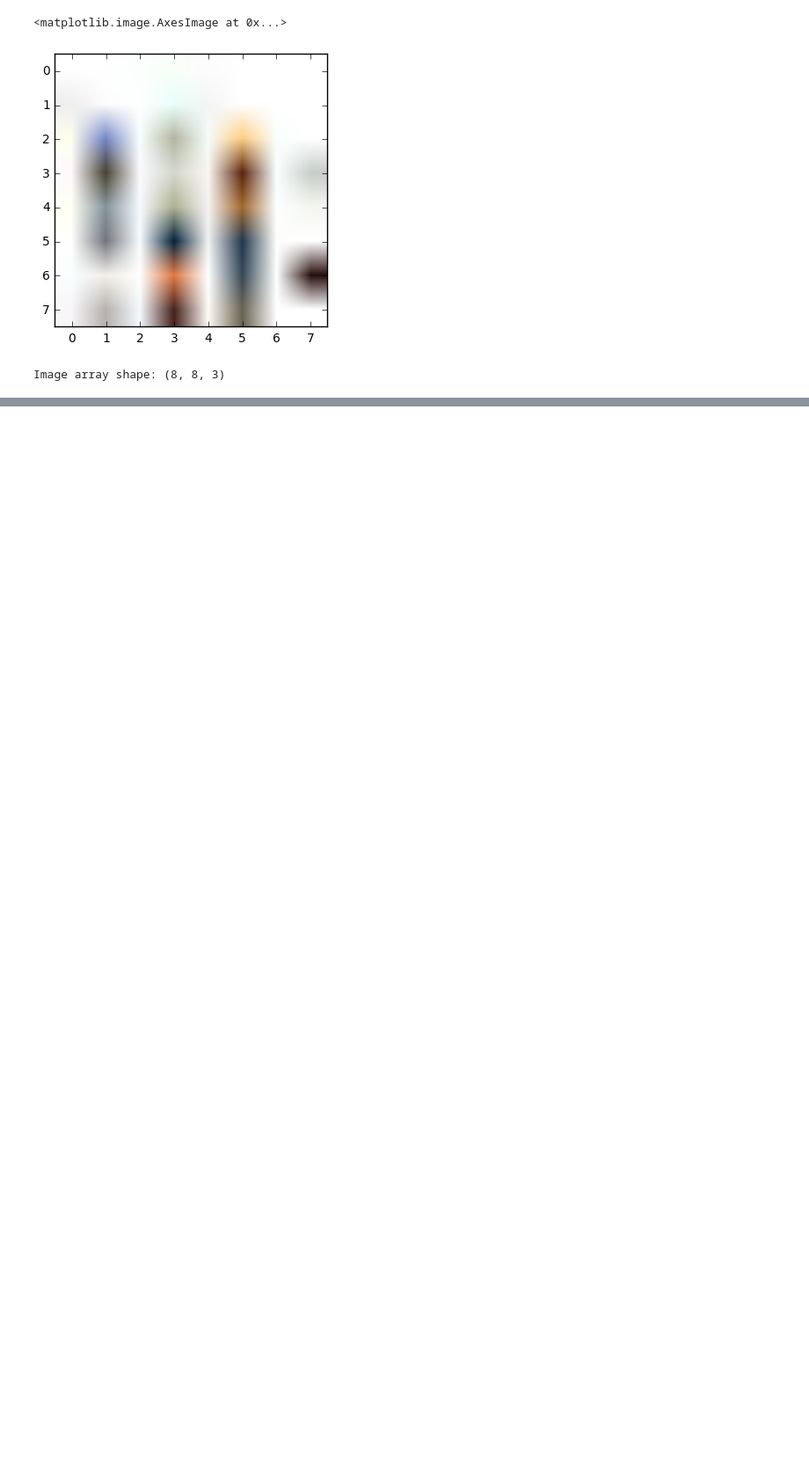
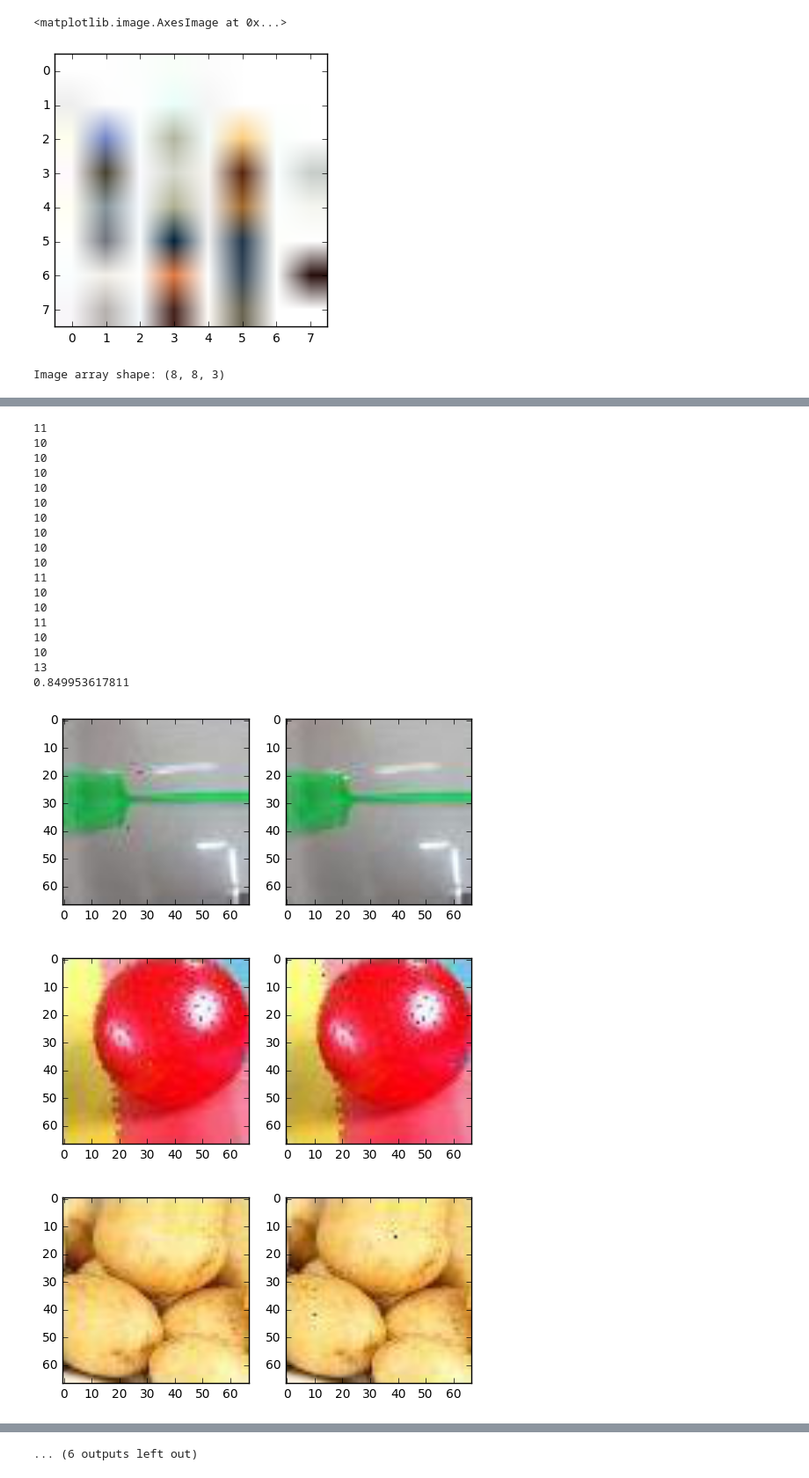
Before and after one commit to LittleHann/Break12306Captcha, a Jupyter notebook: image_hash/notebook.ipynb, the cells around one changed output, grey strips where cells are left out. Shown at 88% size. Drawn from its saved outputs; the diff is of its cells as text; code cells hidden in the pictures; blank space fills up the shorter version.

```diff
--- a/image_hash/notebook.ipynb
+++ b/image_hash/notebook.ipynb
@@ -4,6 +4,8 @@
 import matplotlib.pyplot as plt
 import matplotlib.image as mpimg
 import numpy as np
+
+plt.rcParams.update({'figure.max_open_warning': 0})
 # %%
 from PIL import Image
 # %%
@@ -33,0 +73,68 @@ phash = np.concatenate((r_flatten, g_flatten, b_flatten))
+# %%
+from PIL import Image
+
+def test2():
+
+    gray_hash_path_buckets = defaultdict(list)
+    all_dist = []
+    for cur_path in image_paths:
+        # The gray_hash needs to be hashable
+        gray_hash = ''.join(map(str, calc_perceptual_hash(os.path.join(image_dir, cur_path), mode='GRAY')))
+        rgb_hash = calc_perceptual_hash(os.path.join(image_dir, cur_path), mode='RGB')
+
+        for prev_path in gray_hash_path_buckets[gray_hash]:
+            _rgb_hash = calc_perceptual_hash(os.path.join(image_dir, prev_path))
+            dist = hamming_dist(rgb_hash, _rgb_hash)
+            if dist < 10:
+                all_dist.append(dist)
+                break
+                if False:
+                    cur_image = Image.open(os.path.join(image_dir, cur_path))
+                    prev_image = Image.open(os.path.join(image_dir, prev_path))
+                    print dist
+                    plt.figure()
+                    plt.subplot(1, 2, 1)
+                    plt.imshow(cur_image)
+                    plt.subplot(1, 2, 2)
+                    plt.imshow(prev_image)
+            if dist >= 10 and dist <= 15:
+                if True:
+                    cur_image = Image.open(os.path.join(image_dir, cur_path))
+                    prev_image = Image.open(os.path.join(image_dir, prev_path))
+                    print dist
+                    plt.figure()
+                    plt.subplot(1, 2, 1)
+                    plt.imshow(cur_image)
+                    plt.subplot(1, 2, 2)
+                    plt.imshow(prev_image)
+
+        else:
+            # If we cannot find any "similar" images inside
+            gray_hash_path_buckets[gray_hash].append(cur_path)
+
+    print sum(map(len, gray_hash_path_buckets.values())) / float(len(image_paths))
+    return all_dist
+    # 0.849953617811
+hamming_dists = test2()
+# %% [output]
+11
+10
+10
+10
+10
+10
+10
+10
+10
+10
+11
+10
+10
+11
+10
+10
+13
+0.849953617811
+[figure, added]
+[figure, added]
+[figure, added]
@@ -33,0 +149 @@ phash = np.concatenate((r_flatten, g_flatten, b_flatten))
+... (6 outputs left out)
```
Also changed, not shown: parts of 3 cells of this notebook, 3 other files.
